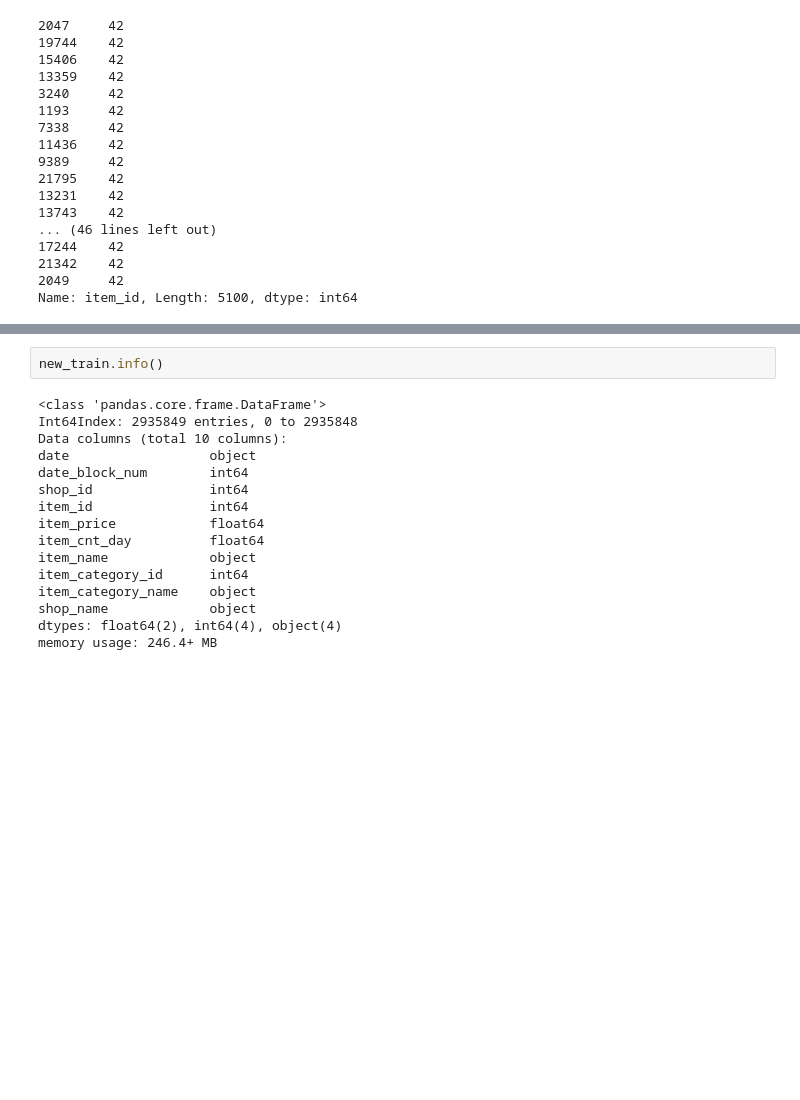
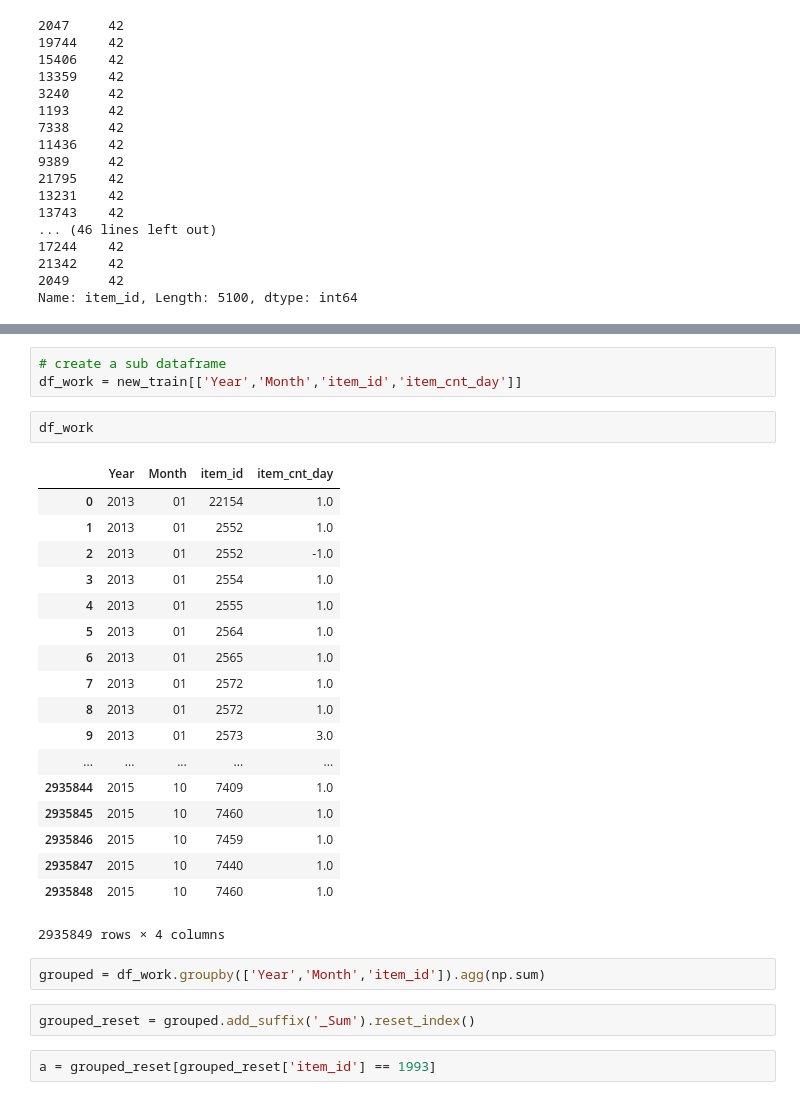
Before and after one commit to michael100824/Kaggle-Project, a Jupyter notebook: competitive-data-science-predict-future-sales/competitive-data-science-predict-future-sales.ipynb, the cells around one changed output, grey strips where cells are left out. Cells and saved outputs as stored; diff of their text form; blank space fills up the shorter version.

```diff
--- a/competitive-data-science-predict-future-sales/competitive-data-science-predict-future-sales.ipynb
+++ b/competitive-data-science-predict-future-sales/competitive-data-science-predict-future-sales.ipynb
@@ -329,18 +413,30 @@ new_train.head()
-# %%
-new_train.info()
-# %% [output]
-<class 'pandas.core.frame.DataFrame'>
-Int64Index: 2935849 entries, 0 to 2935848
-Data columns (total 10 columns):
-date                  object
-date_block_num        int64
-shop_id               int64
-item_id               int64
-item_price            float64
-item_cnt_day          float64
-item_name             object
-item_category_id      int64
-item_category_name    object
-shop_name             object
-dtypes: float64(2), int64(4), object(4)
-memory usage: 246.4+ MB
+# %%
+# create a sub dataframe
+df_work = new_train[['Year','Month','item_id','item_cnt_day']]
+# %%
+df_work
+# %% [output]
+|  | Year | Month | item_id | item_cnt_day |
+| 0 | 2013 | 01 | 22154 | 1.0 |
+| 1 | 2013 | 01 | 2552 | 1.0 |
+| 2 | 2013 | 01 | 2552 | -1.0 |
+| 3 | 2013 | 01 | 2554 | 1.0 |
+| 4 | 2013 | 01 | 2555 | 1.0 |
+| 5 | 2013 | 01 | 2564 | 1.0 |
+| 6 | 2013 | 01 | 2565 | 1.0 |
+| 7 | 2013 | 01 | 2572 | 1.0 |
+| 8 | 2013 | 01 | 2572 | 1.0 |
+| 9 | 2013 | 01 | 2573 | 3.0 |
+| ... | ... | ... | ... | ... |
+| 2935844 | 2015 | 10 | 7409 | 1.0 |
+| 2935845 | 2015 | 10 | 7460 | 1.0 |
+| 2935846 | 2015 | 10 | 7459 | 1.0 |
+| 2935847 | 2015 | 10 | 7440 | 1.0 |
+| 2935848 | 2015 | 10 | 7460 | 1.0 |
+2935849 rows × 4 columns
+# %%
+grouped = df_work.groupby(['Year','Month','item_id']).agg(np.sum)
+# %%
+grouped_reset = grouped.add_suffix('_Sum').reset_index()
+# %%
+a = grouped_reset[grouped_reset['item_id'] == 1993]
```
Also changed, not shown: parts of 27 cells of this notebook, 6 other files.
